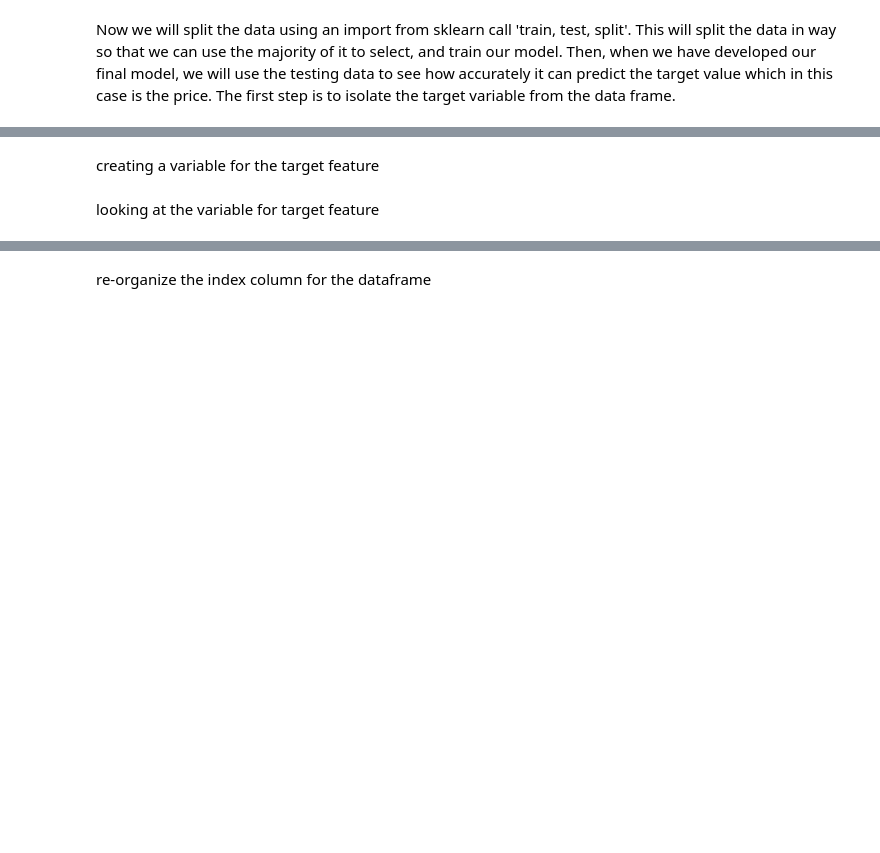
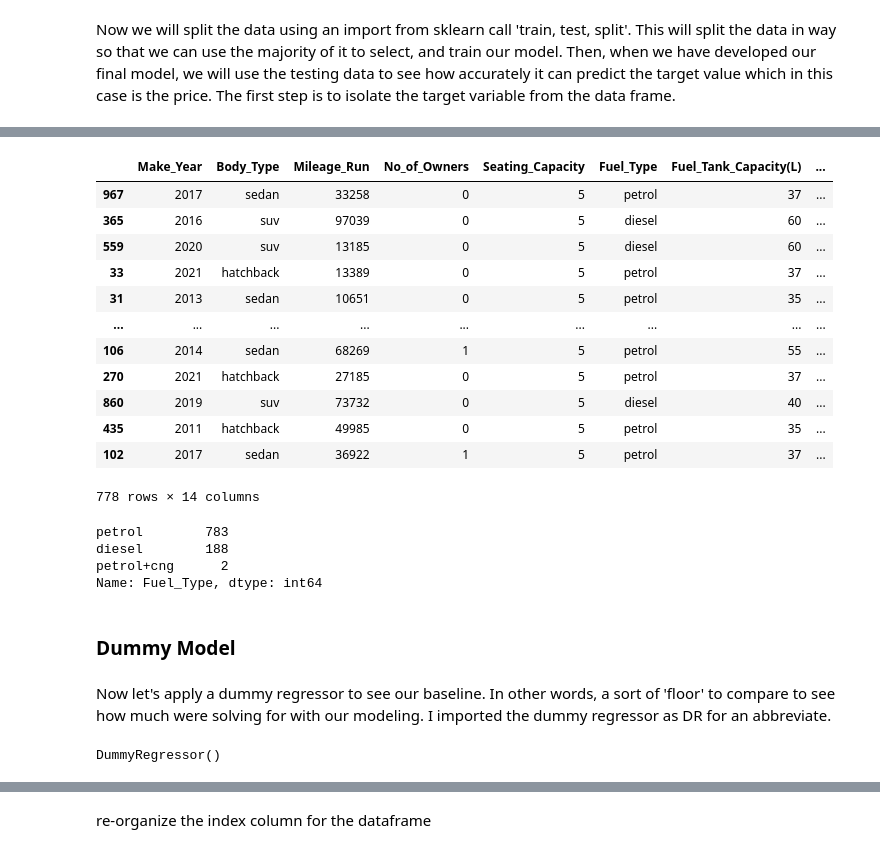
Before and after one commit to SamuelRobins/Capstone_Project, a Jupyter notebook: Used Car Pricing Notebook.ipynb, the cells around one changed output, grey strips where cells are left out. Saved outputs shown, nothing was run; the diff lists cells and outputs as text; code cells hidden in the pictures; blank space fills up the shorter version.

```diff
--- a/Used Car Pricing Notebook.ipynb
+++ b/Used Car Pricing Notebook.ipynb
@@ -467,2 +457,0 @@ pipe_2 = Pipeline(steps=[('obj', GrabObject),
-# %%
-pipe.fit(X_train)
@@ -489,2 +457,0 @@ array([[ 0.01837352, -0.35531243, -0.44261343, ..., -0.48039784,
-# %%
-pipe_2.fit(X_train)
@@ -533,2 +457,0 @@ ct_model_pipe = Pipeline(steps=[('ct', CT),
-# %%
-ct_model_pipe.fit(X_train, y_train)
@@ -551,2 +457,0 @@ df.drop(columns=['Car_Name', "Make", "Model", "Color", "Body_Type", "Fuel_Type",
-# %% [markdown]
-creating a variable for the target feature
@@ -555,2 +457,0 @@ df_price = df['Price']
-# %% [markdown]
-looking at the variable for target feature
@@ -558,0 +458,27 @@ df_price
+# %%
+X_train
+# %% [output]
+|  | Make_Year | Body_Type | Mileage_Run | No_of_Owners | Seating_Capacity | Fuel_Type | Fuel_Tank_Capacity(L) | ... |
+| 967 | 2017 | sedan | 33258 | 0 | 5 | petrol | 37 | ... |
+| 365 | 2016 | suv | 97039 | 0 | 5 | diesel | 60 | ... |
+| 559 | 2020 | suv | 13185 | 0 | 5 | diesel | 60 | ... |
+| 33 | 2021 | hatchback | 13389 | 0 | 5 | petrol | 37 | ... |
+| 31 | 2013 | sedan | 10651 | 0 | 5 | petrol | 35 | ... |
+| ... | ... | ... | ... | ... | ... | ... | ... | ... |
+| 106 | 2014 | sedan | 68269 | 1 | 5 | petrol | 55 | ... |
+| 270 | 2021 | hatchback | 27185 | 0 | 5 | petrol | 37 | ... |
+| 860 | 2019 | suv | 73732 | 0 | 5 | diesel | 40 | ... |
+| 435 | 2011 | hatchback | 49985 | 0 | 5 | petrol | 35 | ... |
+| 102 | 2017 | sedan | 36922 | 1 | 5 | petrol | 37 | ... |
+778 rows × 14 columns
+# %%
+df['Fuel_Type'].value_counts()
+# %% [output]
+petrol        783
+diesel        188
+petrol+cng      2
+Name: Fuel_Type, dtype: int64
+# %% [markdown]
+### Dummy Model
+# %% [markdown]
+Now let's apply a dummy regressor to see our baseline. In other words, a sort of 'floor' to compare to see how much were solving for with our modeling. I imported the dummy regressor as DR for an abbreviate.
@@ -558,0 +487,4 @@ df_price
+# %%
+dr1.fit(X_train,y_train)
+# %% [output]
+DummyRegressor()
```
Also changed, not shown: parts of 65 cells of this notebook, 1 other file.
